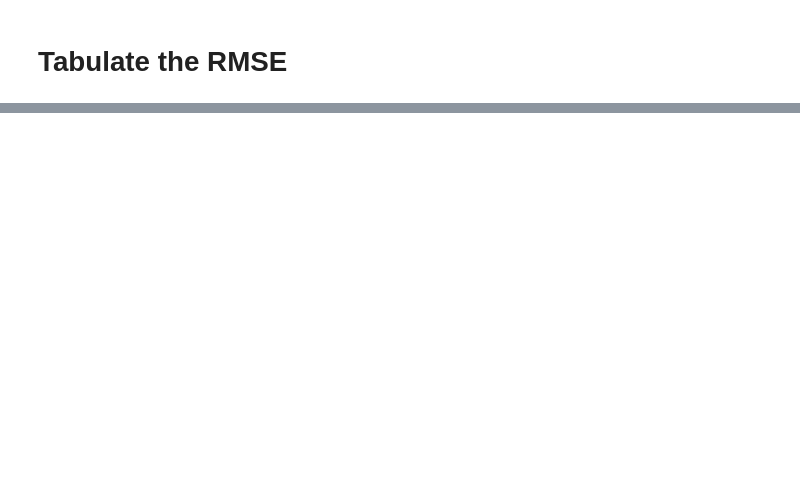
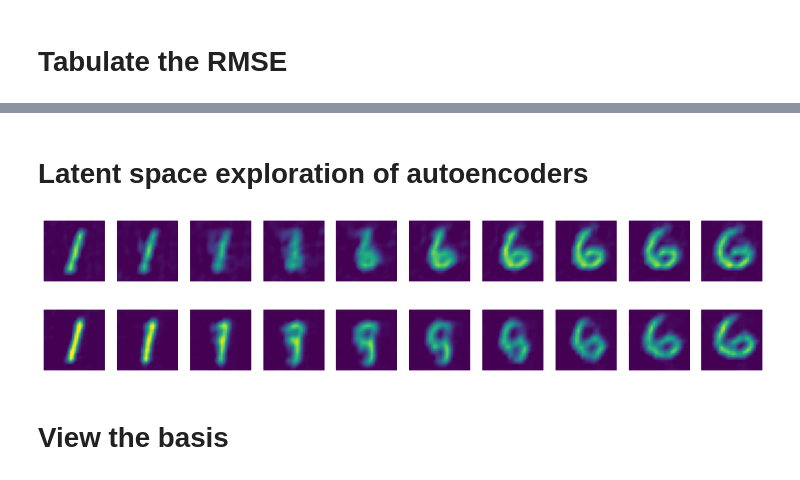
Before and after one commit to rsyamil/dimensionality-reduction-autoencoders, a Jupyter notebook: simple_autoencoder_dual.ipynb, the cells around one changed output, grey strips where cells are left out. Saved outputs shown, nothing was run; the diff lists cells and outputs as text; code cells hidden in the pictures; blank space fills up the shorter version.

```diff
--- a/simple_autoencoder_dual.ipynb
+++ b/simple_autoencoder_dual.ipynb
@@ -268,0 +309,38 @@ for p in portions:
+# %% [markdown]
+# Latent space exploration of autoencoders
+# %%
+def explore_latent_space(model, x_test, sample_1, sample_2, num_samples):
+    #sample two images from the testing set and uniformly sample the latent spaces (all zs)
+    sample_1 = x_test[sample_1:sample_1+1]
+    sample_2 = x_test[sample_2:sample_2+1]
+    sample_1_z = model.AE_m2z.predict(sample_1)
+    sample_2_z = model.AE_m2z.predict(sample_2)
+
+    samples_z = np.linspace(sample_1_z, sample_2_z, num_samples, endpoint=True)
+
+    #display the reconstructed images from the samples
+    samples_image = model.AE_z2m.predict(np.squeeze(samples_z))
+
+    #display sampled images
+    plt.figure(figsize=[16, 4])
+    for i in range(num_samples):
+        plt.subplot(1, 10, i+1)
+        plt.imshow(np.squeeze(samples_image[i:i+1]), vmin=0, vmax=1)
+        plt.axis('off')
+# %%
+#experiment 1 is a data-model regression, so we can't do this
+
+sample_1 = 2
+sample_2 = 11
+num_samples = 10
+
+#experiment 2
+explore_latent_space(dual_AE, x_test, sample_1, sample_2, num_samples)
+
+#experiment 3
+explore_latent_space(AE_recons, x_test, sample_1, sample_2, num_samples)
+# %% [output]
+[figure, added]
+[figure, added]
+# %% [markdown]
+# View the basis
```
Also changed, not shown: parts of 13 cells of this notebook, 1 other file.
